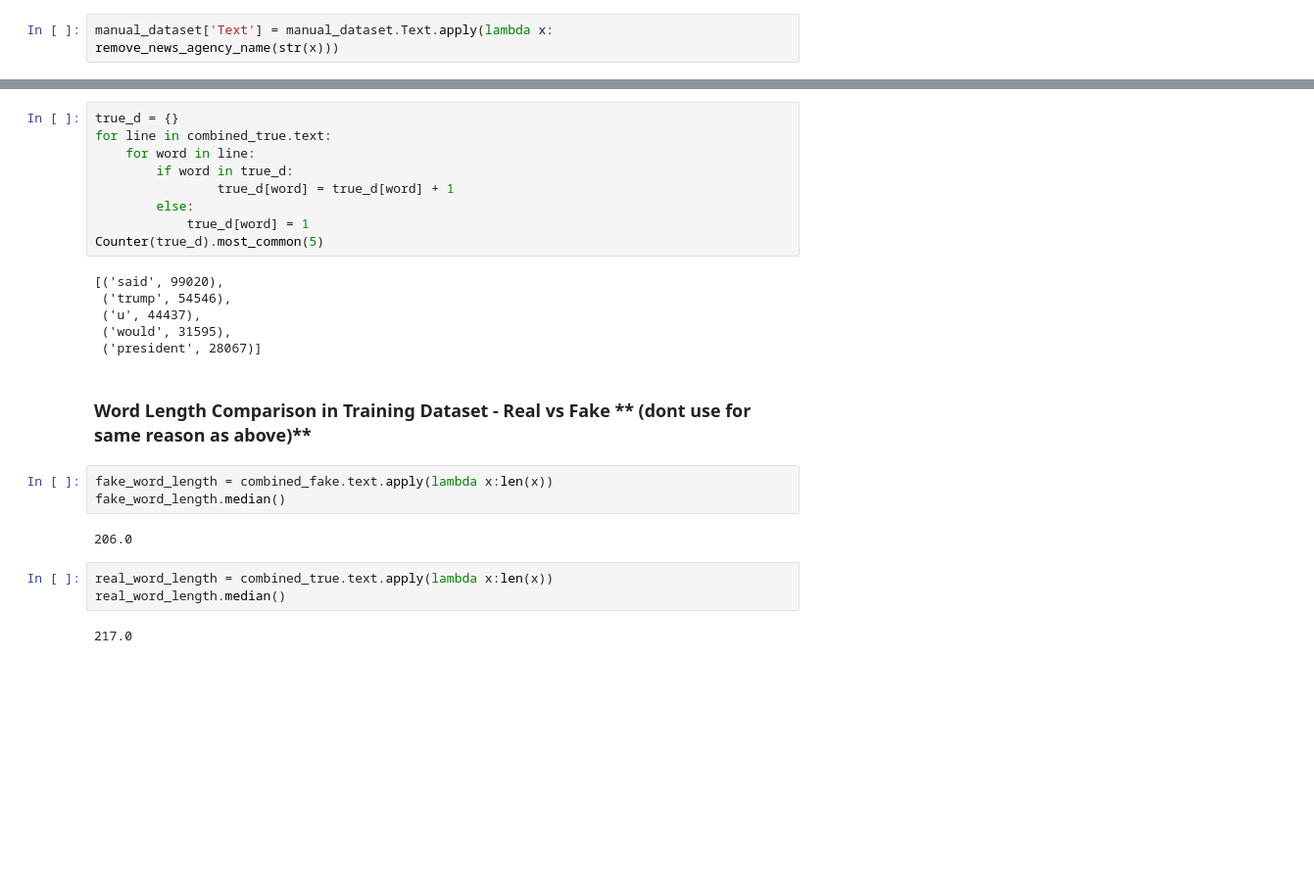
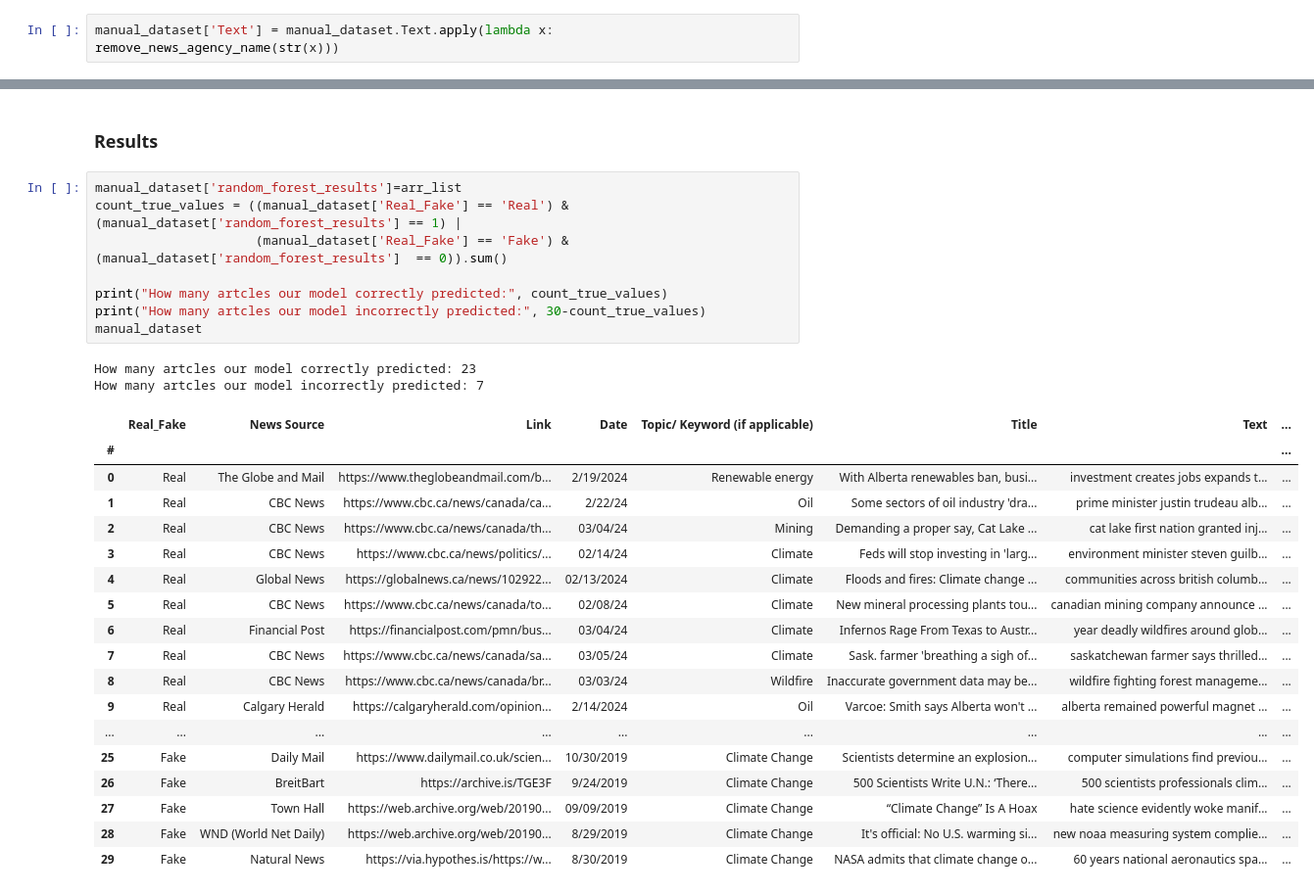
Before and after one commit to holcombek/si485, a Jupyter notebook: final model.ipynb, the cells around one changed output, grey strips where cells are left out. Shown at 98% size. Saved outputs shown, nothing was run; the diff lists cells and outputs as text; blank space fills up the shorter version.

```diff
--- a/final model.ipynb
+++ b/final model.ipynb
@@ -235,27 +191,31 @@ Counter(fake_d).most_common(5)
-# %%
-true_d = {}
-for line in combined_true.text:
-    for word in line:
-        if word in true_d:
-                true_d[word] = true_d[word] + 1
-        else:
-            true_d[word] = 1
-Counter(true_d).most_common(5)
-# %% [output]
-[('said', 99020),
- ('trump', 54546),
- ('u', 44437),
- ('would', 31595),
- ('president', 28067)]
-# %% [markdown]
-### Word Length Comparison in Training Dataset - Real vs Fake ** (dont use for same reason as above)**
-# %%
-fake_word_length = combined_fake.text.apply(lambda x:len(x))
-fake_word_length.median()
-# %% [output]
-206.0
-# %%
-real_word_length = combined_true.text.apply(lambda x:len(x))
-real_word_length.median()
-# %% [output]
-217.0
+# %% [markdown]
+### Results
+# %%
+manual_dataset['random_forest_results']=arr_list
+count_true_values = ((manual_dataset['Real_Fake'] == 'Real') & (manual_dataset['random_forest_results'] == 1) |
+                     (manual_dataset['Real_Fake'] == 'Fake') & (manual_dataset['random_forest_results']  == 0)).sum()
+
+print("How many artcles our model correctly predicted:", count_true_values)
+print("How many artcles our model incorrectly predicted:", 30-count_true_values)
+manual_dataset
+# %% [output]
+How many artcles our model correctly predicted: 23
+How many artcles our model incorrectly predicted: 7
+|  | Real_Fake | News Source | Link | Date | Topic/ Keyword (if applicable) | Title | Text | ... |
+| # |  |  |  |  |  |  |  | ... |
+| 0 | Real | The Globe and Mail | https://www.theglobeandmail.com/b... | 2/19/2024 | Renewable energy | With Alberta renewables ban, busi... | investment creates jobs expands t... | ... |
+| 1 | Real | CBC News | https://www.cbc.ca/news/canada/ca... | 2/22/24 | Oil | Some sectors of oil industry 'dra... | prime minister justin trudeau alb... | ... |
+| 2 | Real | CBC News | https://www.cbc.ca/news/canada/th... | 03/04/24 | Mining | Demanding a proper say, Cat Lake ... | cat lake first nation granted inj... | ... |
+| 3 | Real | CBC News | https://www.cbc.ca/news/politics/... | 02/14/24 | Climate | Feds will stop investing in 'larg... | environment minister steven guilb... | ... |
+| 4 | Real | Global News | https://globalnews.ca/news/102922... | 02/13/2024 | Climate | Floods and fires: Climate change ... | communities across british columb... | ... |
+| 5 | Real | CBC News | https://www.cbc.ca/news/canada/to... | 02/08/24 | Climate | New mineral processing plants tou... | canadian mining company announce ... | ... |
+| 6 | Real | Financial Post | https://financialpost.com/pmn/bus... | 03/04/24 | Climate | Infernos Rage From Texas to Austr... | year deadly wildfires around glob... | ... |
+| 7 | Real | CBC News | https://www.cbc.ca/news/canada/sa... | 03/05/24 | Climate | Sask. farmer 'breathing a sigh of... | saskatchewan farmer says thrilled... | ... |
+| 8 | Real | CBC News | https://www.cbc.ca/news/canada/br... | 03/03/24 | Wildfire | Inaccurate government data may be... | wildfire fighting forest manageme... | ... |
+| 9 | Real | Calgary Herald | https://calgaryherald.com/opinion... | 2/14/2024 | Oil | Varcoe: Smith says Alberta won't ... | alberta remained powerful magnet ... | ... |
+| ... | ... | ... | ... | ... | ... | ... | ... | ... |
+| 25 | Fake | Daily Mail | https://www.dailymail.co.uk/scien... | 10/30/2019 | Climate Change | Scientists determine an explosion... | computer simulations find previou... | ... |
+| 26 | Fake | BreitBart | https://archive.is/TGE3F | 9/24/2019 | Climate Change | 500 Scientists Write U.N.: ‘There... | 500 scientists professionals clim... | ... |
+| 27 | Fake | Town Hall | https://web.archive.org/web/20190... | 09/09/2019 | Climate Change | “Climate Change” Is A Hoax | hate science evidently woke manif... | ... |
+| 28 | Fake | WND (World Net Daily) | https://web.archive.org/web/20190... | 8/29/2019 | Climate Change | It's official: No U.S. warming si... | new noaa measuring system complie... | ... |
+| 29 | Fake | Natural News | https://via.hypothes.is/https://w... | 8/30/2019 | Climate Change | NASA admits that climate change o... | 60 years national aeronautics spa... | ... |
```
Also changed, not shown: parts of 33 cells of this notebook.
